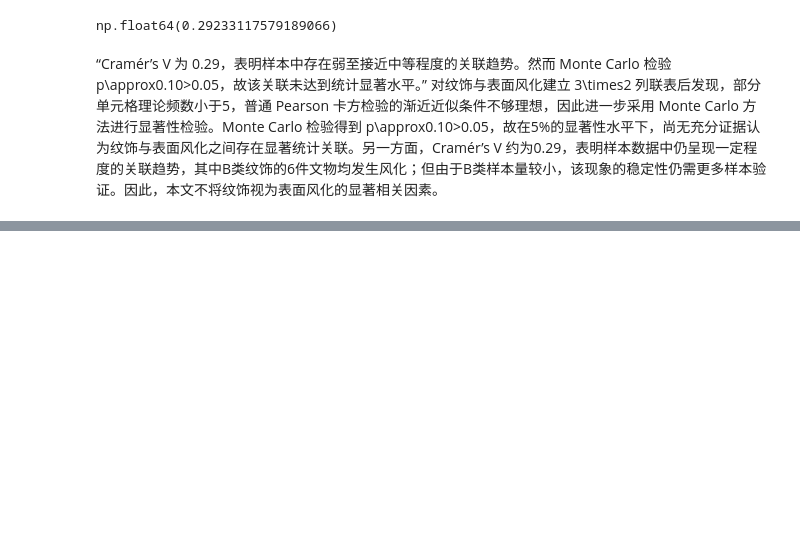
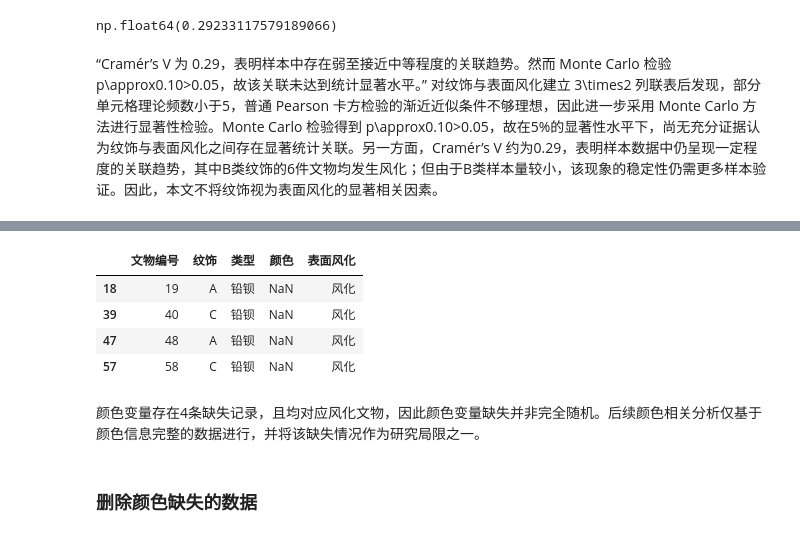
Before and after one commit to xxvan621/CUMCM-2022C-Practice, a Jupyter notebook: notebook/q1a.ipynb, the cells around one changed output, grey strips where cells are left out. Cells and saved outputs as stored; diff of their text form; code cells hidden in the pictures; blank space fills up the shorter version.

```diff
--- a/notebook/q1a.ipynb
+++ b/notebook/q1a.ipynb
@@ -244,0 +262,12 @@ np.float64(0.29233117579189066)
+# %%
+df[df["颜色"].isna()]
+# %% [output]
+|  | 文物编号 | 纹饰 | 类型 | 颜色 | 表面风化 |
+| 18 | 19 | A | 铅钡 | NaN | 风化 |
+| 39 | 40 | C | 铅钡 | NaN | 风化 |
+| 47 | 48 | A | 铅钡 | NaN | 风化 |
+| 57 | 58 | C | 铅钡 | NaN | 风化 |
+# %% [markdown]
+颜色变量存在4条缺失记录，且均对应风化文物，因此颜色变量缺失并非完全随机。后续颜色相关分析仅基于颜色信息完整的数据进行，并将该缺失情况作为研究局限之一。
+# %% [markdown]
+### 删除颜色缺失的数据
```
Also changed, not shown: parts of 17 cells of this notebook.
